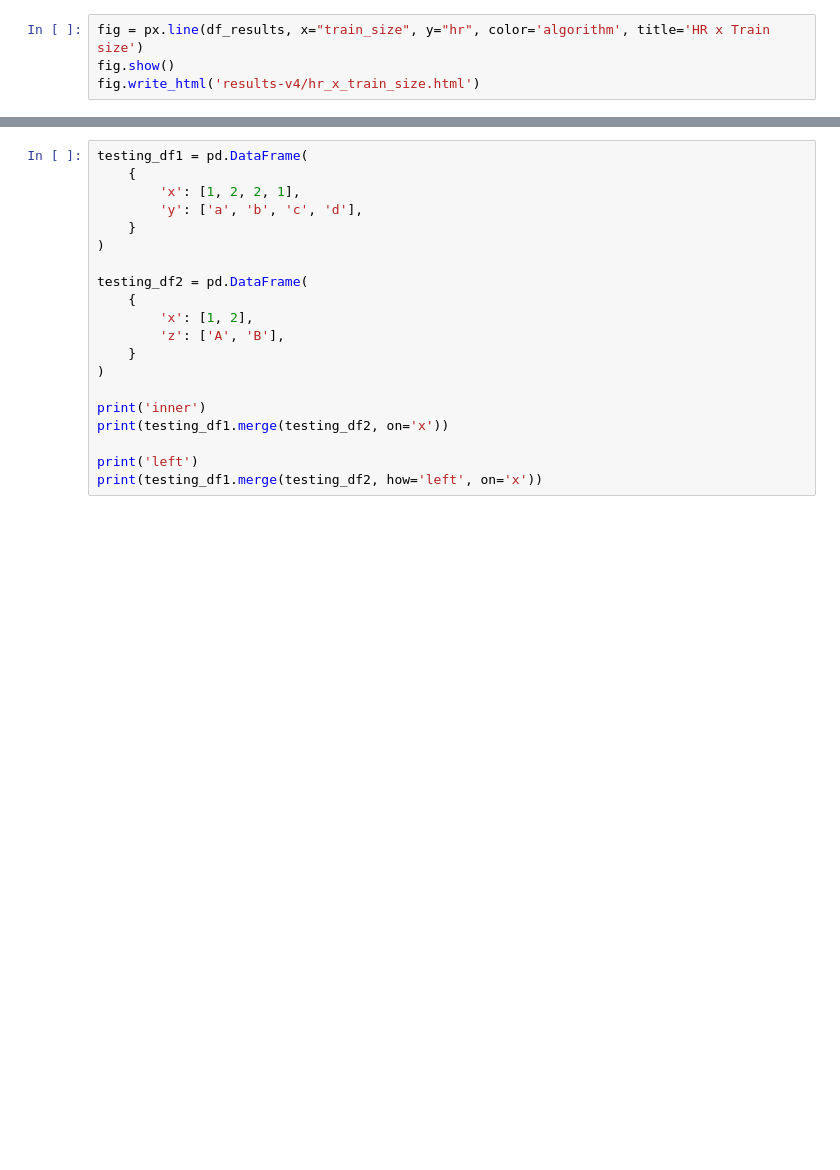
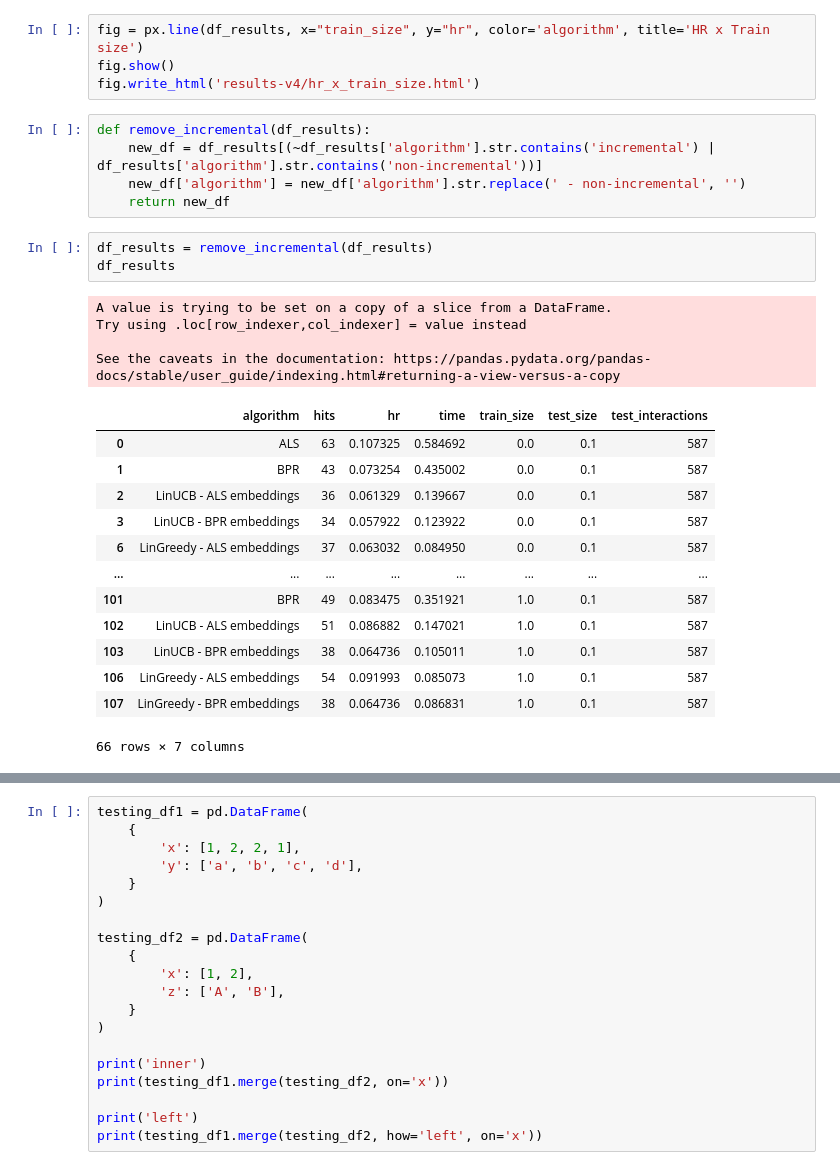
Before and after one commit to GregorioFornetti/Estudos-MAB, a Jupyter notebook: mab2rec/testes_incremental_training-v3.ipynb, the cells around one changed output, grey strips where cells are left out. Saved outputs shown, nothing was run; the diff lists cells and outputs as text; blank space fills up the shorter version.

```diff
--- a/mab2rec/testes_incremental_training-v3.ipynb
+++ b/mab2rec/testes_incremental_training-v3.ipynb
@@ -297,3 +299,29 @@ df_results = pd.read_csv('results-v4/results.csv')
 fig = px.line(df_results, x="train_size", y="hr", color='algorithm', title='HR x Train size')
 fig.show()
 fig.write_html('results-v4/hr_x_train_size.html')
+# %%
+def remove_incremental(df_results):
+    new_df = df_results[(~df_results['algorithm'].str.contains('incremental') | df_results['algorithm'].str.contains('non-incremental'))]
+    new_df['algorithm'] = new_df['algorithm'].str.replace(' - non-incremental', '')
+    return new_df
+# %%
+df_results = remove_incremental(df_results)
+df_results
+# %% [output]
+A value is trying to be set on a copy of a slice from a DataFrame.
+Try using .loc[row_indexer,col_indexer] = value instead
+
+See the caveats in the documentation: https://pandas.pydata.org/pandas-docs/stable/user_guide/indexing.html#returning-a-view-versus-a-copy
+|  | algorithm | hits | hr | time | train_size | test_size | test_interactions |
+| 0 | ALS | 63 | 0.107325 | 0.584692 | 0.0 | 0.1 | 587 |
+| 1 | BPR | 43 | 0.073254 | 0.435002 | 0.0 | 0.1 | 587 |
+| 2 | LinUCB - ALS embeddings | 36 | 0.061329 | 0.139667 | 0.0 | 0.1 | 587 |
+| 3 | LinUCB - BPR embeddings | 34 | 0.057922 | 0.123922 | 0.0 | 0.1 | 587 |
+| 6 | LinGreedy - ALS embeddings | 37 | 0.063032 | 0.084950 | 0.0 | 0.1 | 587 |
+| ... | ... | ... | ... | ... | ... | ... | ... |
+| 101 | BPR | 49 | 0.083475 | 0.351921 | 1.0 | 0.1 | 587 |
+| 102 | LinUCB - ALS embeddings | 51 | 0.086882 | 0.147021 | 1.0 | 0.1 | 587 |
+| 103 | LinUCB - BPR embeddings | 38 | 0.064736 | 0.105011 | 1.0 | 0.1 | 587 |
+| 106 | LinGreedy - ALS embeddings | 54 | 0.091993 | 0.085073 | 1.0 | 0.1 | 587 |
+| 107 | LinGreedy - BPR embeddings | 38 | 0.064736 | 0.086831 | 1.0 | 0.1 | 587 |
+66 rows × 7 columns
```
Also changed, not shown: parts of 5 cells of this notebook, 3 other files.
